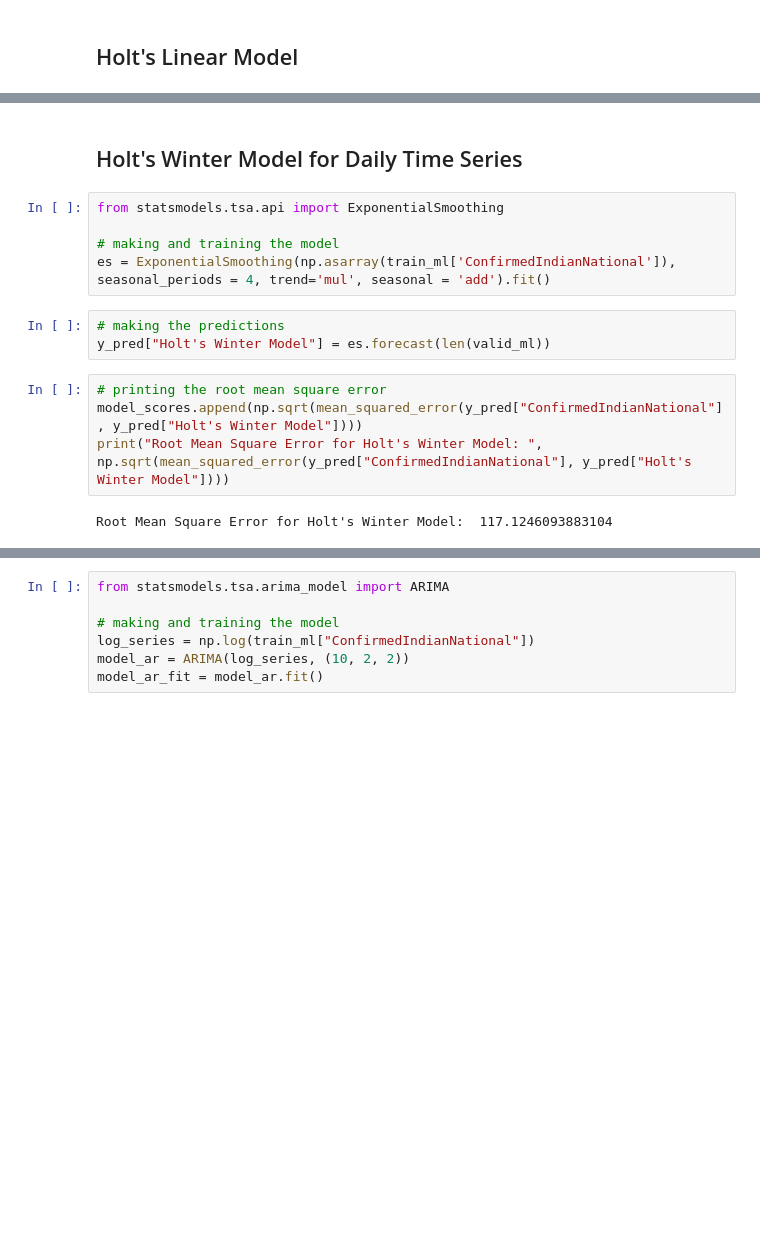
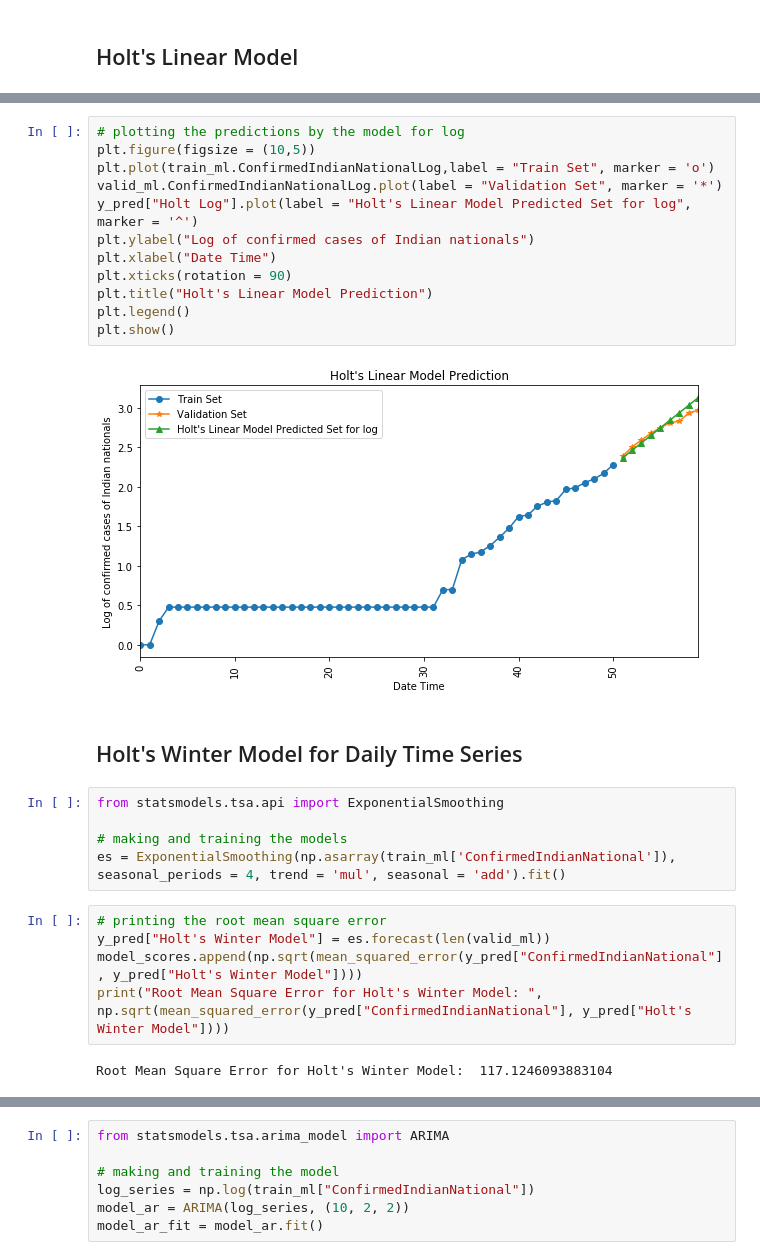
Before and after one commit to vaibhav-k/Coronavirus-DIsease-in-India, a Jupyter notebook: Corona virus India data analysis.ipynb, the cells around one changed output, grey strips where cells are left out. Saved outputs shown, nothing was run; the diff lists cells and outputs as text; blank space fills up the shorter version.

```diff
--- a/Corona virus India data analysis.ipynb
+++ b/Corona virus India data analysis.ipynb
@@ -112,15 +124,27 @@ plt.legend()
+# %%
+# plotting the predictions by the model for log
+plt.figure(figsize = (10,5))
+plt.plot(train_ml.ConfirmedIndianNationalLog,label = "Train Set", marker = 'o')
+valid_ml.ConfirmedIndianNationalLog.plot(label = "Validation Set", marker = '*')
+y_pred["Holt Log"].plot(label = "Holt's Linear Model Predicted Set for log", marker = '^')
+plt.ylabel("Log of confirmed cases of Indian nationals")
+plt.xlabel("Date Time")
+plt.xticks(rotation = 90)
+plt.title("Holt's Linear Model Prediction")
+plt.legend()
+plt.show()
+# %% [output]
+[figure, added]
 # %% [markdown]
 ## Holt's Winter Model for Daily Time Series
 # %%
 from statsmodels.tsa.api import ExponentialSmoothing
 
-# making and training the model
-es = ExponentialSmoothing(np.asarray(train_ml['ConfirmedIndianNational']), seasonal_periods = 4, trend='mul', seasonal = 'add').fit()
+# making and training the models
+es = ExponentialSmoothing(np.asarray(train_ml['ConfirmedIndianNational']), seasonal_periods = 4, trend = 'mul', seasonal = 'add').fit()
-# %%
-# making the predictions
-y_pred["Holt's Winter Model"] = es.forecast(len(valid_ml))
 # %%
 # printing the root mean square error
+y_pred["Holt's Winter Model"] = es.forecast(len(valid_ml))
 model_scores.append(np.sqrt(mean_squared_error(y_pred["ConfirmedIndianNational"], y_pred["Holt's Winter Model"])))
 print("Root Mean Square Error for Holt's Winter Model: ", np.sqrt(mean_squared_error(y_pred["ConfirmedIndianNational"], y_pred["Holt's Winter Model"])))
 # %% [output]
```
Also changed, not shown: parts of 37 cells of this notebook.
